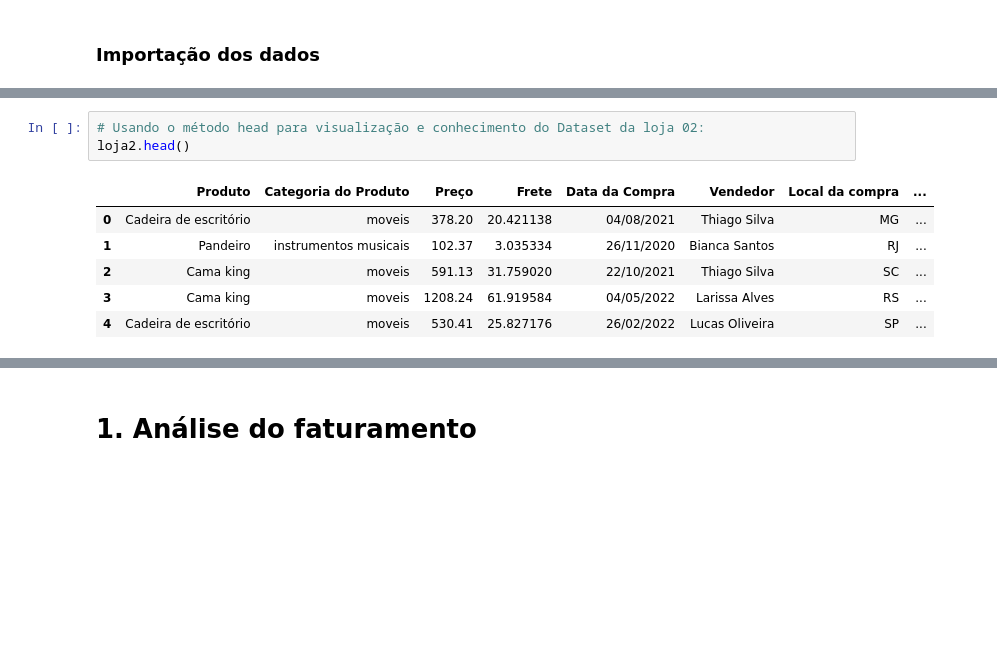
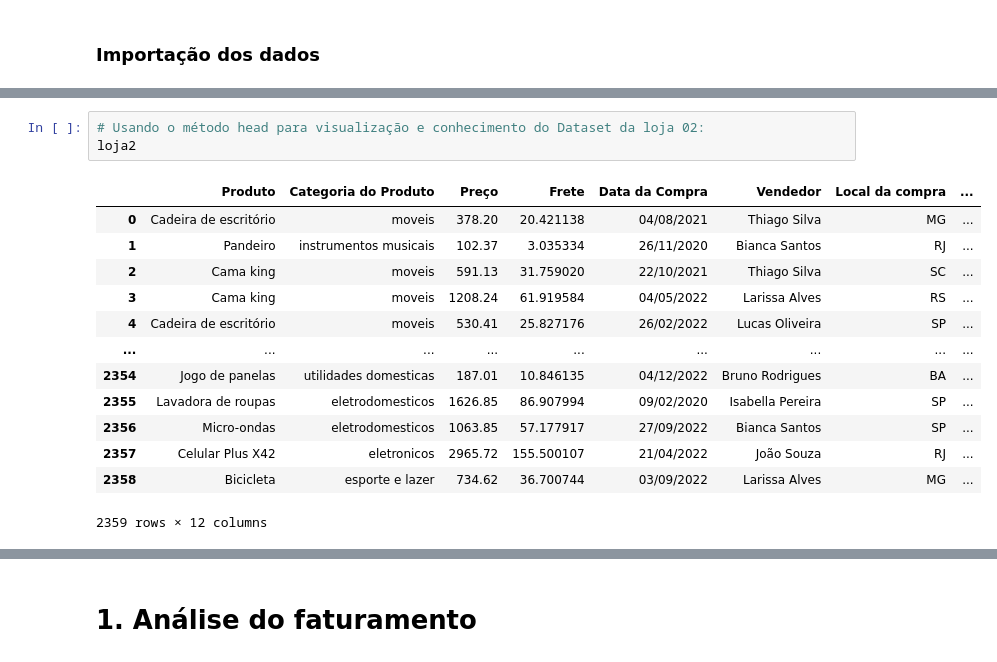
Before and after one commit to carlos-000-carlos/Challenge_1-Alura_Store-Cabral, a Jupyter notebook: AluraStoreBr.ipynb, the cells around one changed output, grey strips where cells are left out. Saved outputs shown, nothing was run; the diff lists cells and outputs as text; blank space fills up the shorter version.

```diff
--- a/AluraStoreBr.ipynb
+++ b/AluraStoreBr.ipynb
@@ -25,12 +32,19 @@ loja.head()
 # %%
 # Usando o método head para visualização e conhecimento do Dataset da loja 02:
-loja2.head()
+loja2
 # %% [output]
 |  | Produto | Categoria do Produto | Preço | Frete | Data da Compra | Vendedor | Local da compra | ... |
 | 0 | Cadeira de escritório | moveis | 378.20 | 20.421138 | 04/08/2021 | Thiago Silva | MG | ... |
 | 1 | Pandeiro | instrumentos musicais | 102.37 | 3.035334 | 26/11/2020 | Bianca Santos | RJ | ... |
 | 2 | Cama king | moveis | 591.13 | 31.759020 | 22/10/2021 | Thiago Silva | SC | ... |
 | 3 | Cama king | moveis | 1208.24 | 61.919584 | 04/05/2022 | Larissa Alves | RS | ... |
 | 4 | Cadeira de escritório | moveis | 530.41 | 25.827176 | 26/02/2022 | Lucas Oliveira | SP | ... |
+| ... | ... | ... | ... | ... | ... | ... | ... | ... |
+| 2354 | Jogo de panelas | utilidades domesticas | 187.01 | 10.846135 | 04/12/2022 | Bruno Rodrigues | BA | ... |
+| 2355 | Lavadora de roupas | eletrodomesticos | 1626.85 | 86.907994 | 09/02/2020 | Isabella Pereira | SP | ... |
+| 2356 | Micro-ondas | eletrodomesticos | 1063.85 | 57.177917 | 27/09/2022 | Bianca Santos | SP | ... |
+| 2357 | Celular Plus X42 | eletronicos | 2965.72 | 155.500107 | 21/04/2022 | João Souza | RJ | ... |
+| 2358 | Bicicleta | esporte e lazer | 734.62 | 36.700744 | 03/09/2022 | Larissa Alves | MG | ... |
+2359 rows × 12 columns
 # %%
 # Usando o método head para visualização e conhecimento do Dataset da loja 03:
```
Also changed, not shown: parts of 10 cells of this notebook.
